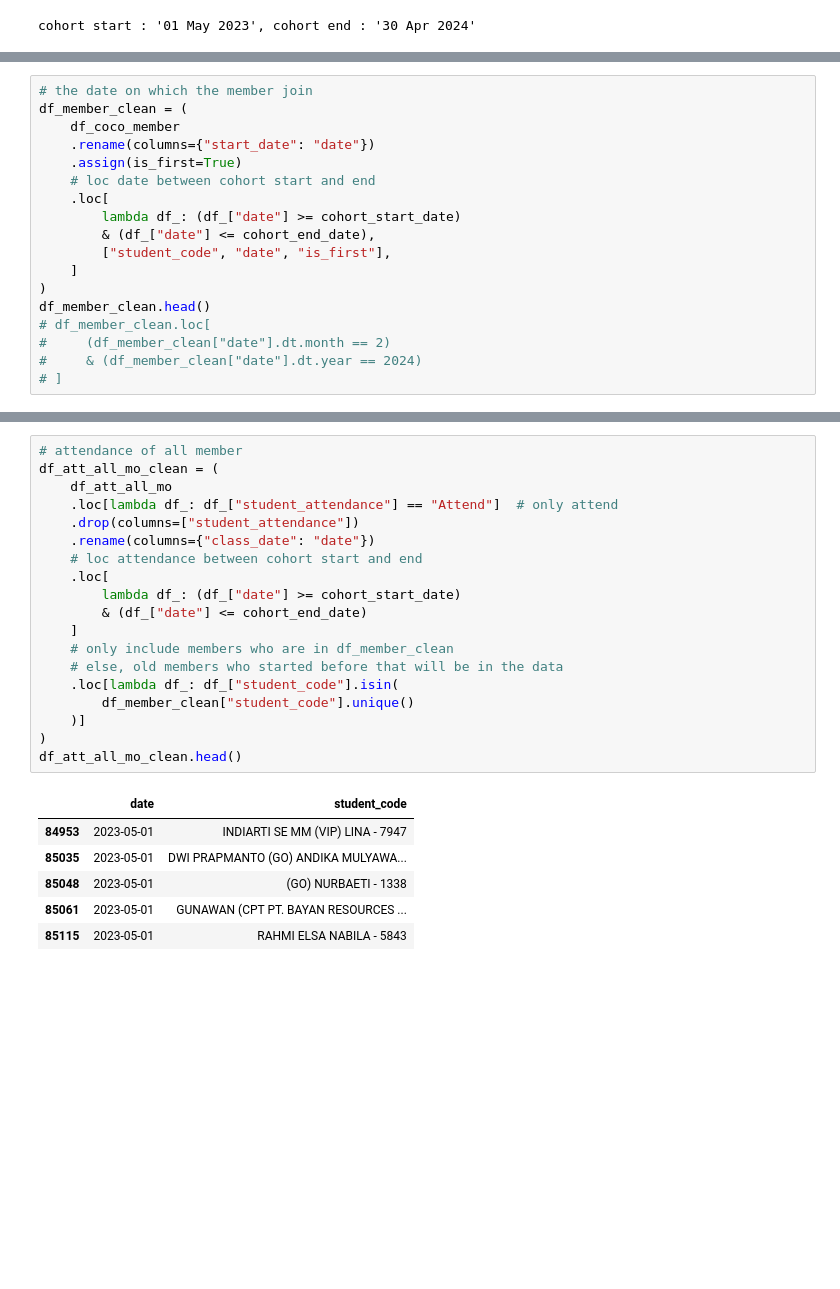
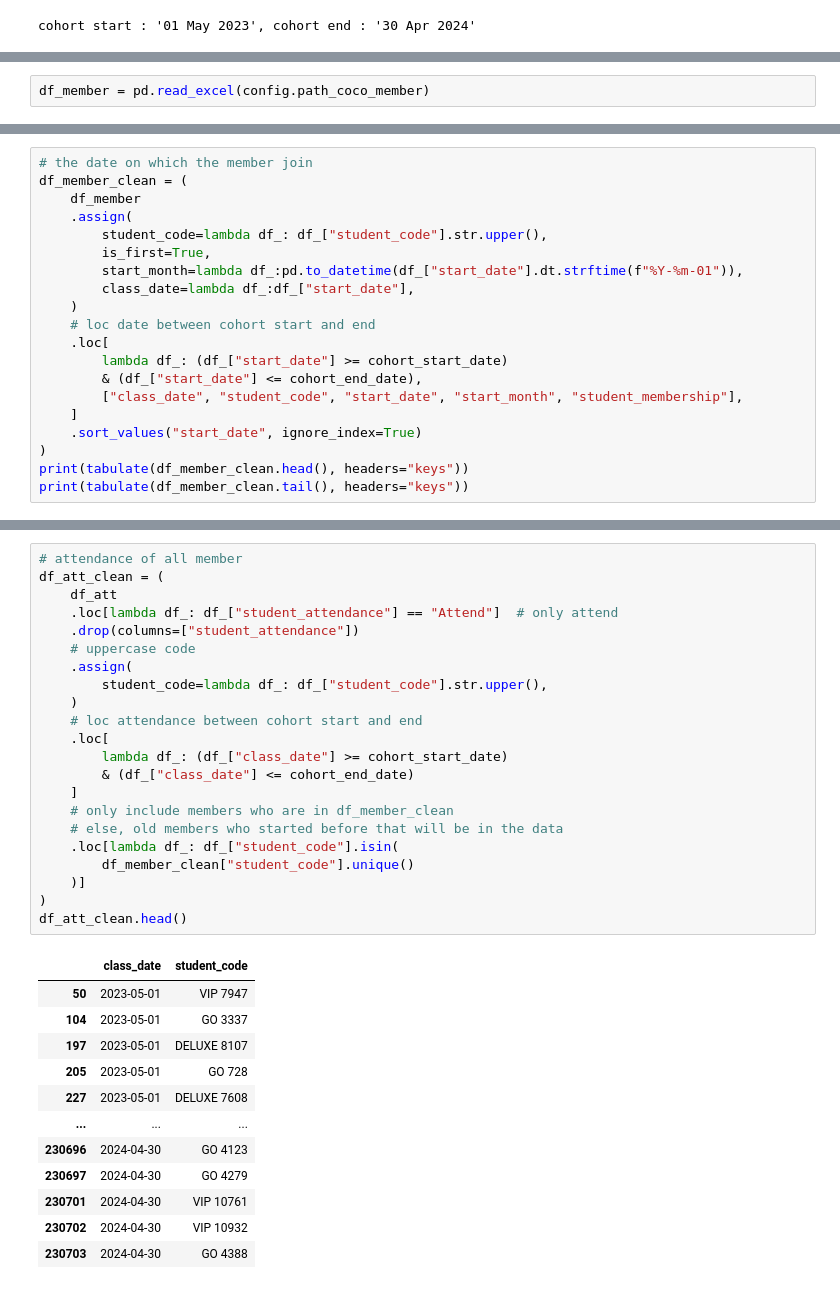
Before and after one commit to danjelito/wse-exp-manag-report, a Jupyter notebook: cohort.ipynb, the cells around one changed output, grey strips where cells are left out. Saved outputs shown, nothing was run; the diff lists cells and outputs as text; blank space fills up the shorter version.

Commit message:
redo cohort

```diff
--- a/cohort.ipynb
+++ b/cohort.ipynb
@@ -61,0 +34,2 @@ cohort start : '01 May 2023', cohort end : '30 Apr 2024'
+# %%
+df_member = pd.read_excel(config.path_coco_member)
@@ -62,19 +60,21 @@ cohort start : '01 May 2023', cohort end : '30 Apr 2024'
 # %%
 # the date on which the member join
 df_member_clean = (
-    df_coco_member
-    .rename(columns={"start_date": "date"})
-    .assign(is_first=True)
+    df_member
+    .assign(
+        student_code=lambda df_: df_["student_code"].str.upper(),
+        is_first=True,
+        start_month=lambda df_:pd.to_datetime(df_["start_date"].dt.strftime(f"%Y-%m-01")),
+        class_date=lambda df_:df_["start_date"],
+    )
     # loc date between cohort start and end
     .loc[
-        lambda df_: (df_["date"] >= cohort_start_date)
-        & (df_["date"] <= cohort_end_date),
-        ["student_code", "date", "is_first"],
+        lambda df_: (df_["start_date"] >= cohort_start_date)
+        & (df_["start_date"] <= cohort_end_date),
+        ["class_date", "student_code", "start_date", "start_month", "student_membership"],
     ]
+    .sort_values("start_date", ignore_index=True)
 )
-df_member_clean.head()
-# df_member_clean.loc[
-#     (df_member_clean["date"].dt.month == 2)
-#     & (df_member_clean["date"].dt.year == 2024)
-# ]
+print(tabulate(df_member_clean.head(), headers="keys"))
+print(tabulate(df_member_clean.tail(), headers="keys"))
 # %% [output]
@@ -87,26 +95,35 @@ df_member_clean.head()
 # %%
 # attendance of all member
-df_att_all_mo_clean = (
-    df_att_all_mo
+df_att_clean = (
+    df_att
     .loc[lambda df_: df_["student_attendance"] == "Attend"]  # only attend
     .drop(columns=["student_attendance"])
-    .rename(columns={"class_date": "date"})
+    # uppercase code
+    .assign(
+        student_code=lambda df_: df_["student_code"].str.upper(),
+    )
     # loc attendance between cohort start and end
     .loc[
-        lambda df_: (df_["date"] >= cohort_start_date)
-        & (df_["date"] <= cohort_end_date)
+        lambda df_: (df_["class_date"] >= cohort_start_date)
+        & (df_["class_date"] <= cohort_end_date)
     ]
     # only include members who are in df_member_clean
     # else, old members who started before that will be in the data
     .loc[lambda df_: df_["student_code"].isin(
         df_member_clean["student_code"].unique()
     )]
 )
-df_att_all_mo_clean.head()
+df_att_clean.head()
 # %% [output]
-|  | date | student_code |
-| 84953 | 2023-05-01 | INDIARTI SE MM (VIP) LINA - 7947 |
-| 85035 | 2023-05-01 | DWI PRAPMANTO (GO) ANDIKA MULYAWA... |
-| 85048 | 2023-05-01 | (GO) NURBAETI - 1338 |
-| 85061 | 2023-05-01 | GUNAWAN (CPT PT. BAYAN RESOURCES ... |
-| 85115 | 2023-05-01 | RAHMI ELSA NABILA - 5843 |
+|  | class_date | student_code |
+| 50 | 2023-05-01 | VIP 7947 |
+| 104 | 2023-05-01 | GO 3337 |
+| 197 | 2023-05-01 | DELUXE 8107 |
+| 205 | 2023-05-01 | GO 728 |
+| 227 | 2023-05-01 | DELUXE 7608 |
+| ... | ... | ... |
+| 230696 | 2024-04-30 | GO 4123 |
+| 230697 | 2024-04-30 | GO 4279 |
+| 230701 | 2024-04-30 | VIP 10761 |
+| 230702 | 2024-04-30 | VIP 10932 |
+| 230703 | 2024-04-30 | GO 4388 |
```
Also changed, not shown: parts of 17 cells of this notebook, 3 other files.
